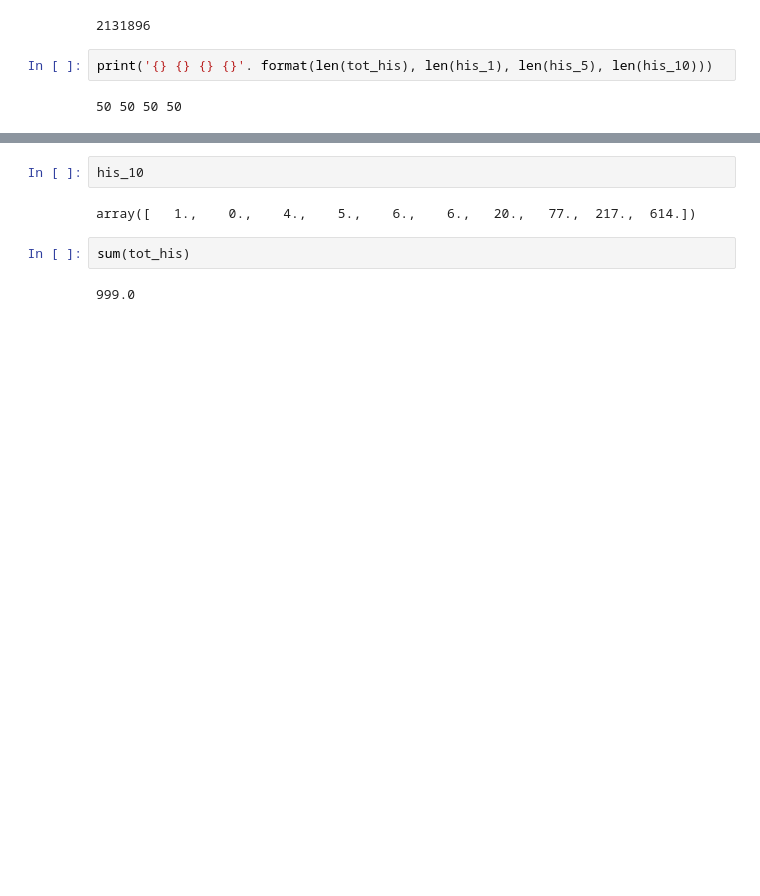
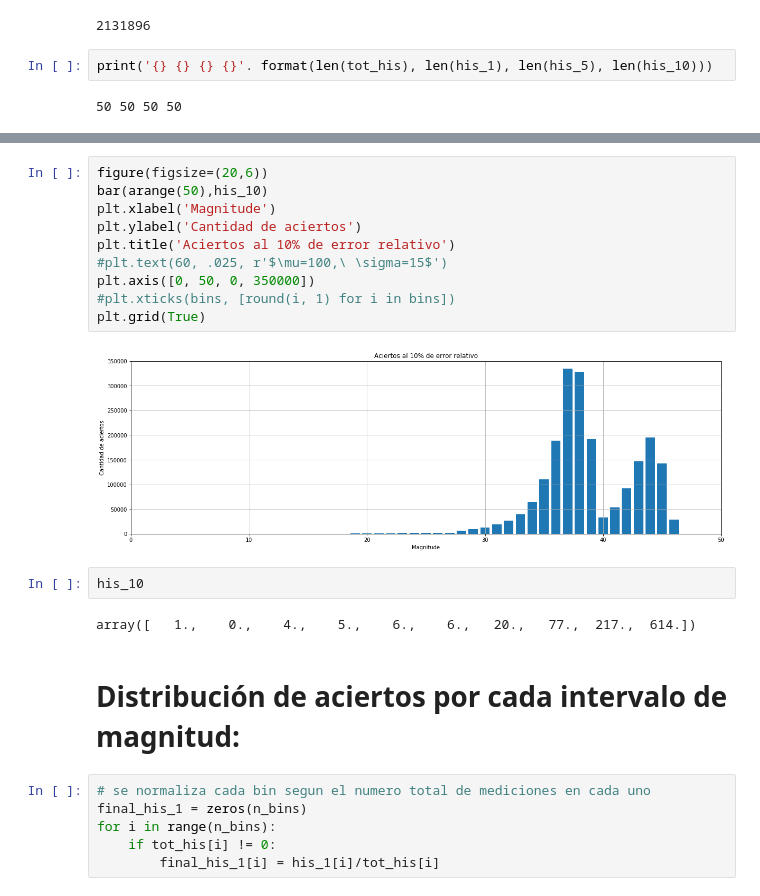
Before and after one commit to sergiolobo26/Monograf-aRedshiftML, a Jupyter notebook: Magnitud_Z.ipynb, the cells around one changed output, grey strips where cells are left out. Cells and saved outputs as stored; diff of their text form; blank space fills up the shorter version.

```diff
--- a/Magnitud_Z.ipynb
+++ b/Magnitud_Z.ipynb
@@ -204,8 +227,24 @@ bar(arange(50),his_10)
+# %%
+figure(figsize=(20,6))
+bar(arange(50),his_10)
+plt.xlabel('Magnitude')
+plt.ylabel('Cantidad de aciertos')
+plt.title('Aciertos al 10% de error relativo')
+#plt.text(60, .025, r'$\mu=100,\ \sigma=15$')
+plt.axis([0, 50, 0, 350000])
+#plt.xticks(bins, [round(i, 1) for i in bins])
+plt.grid(True)
+# %% [output]
+[figure, added]
 # %%
 his_10
 # %% [output]
 array([   1.,    0.,    4.,    5.,    6.,    6.,   20.,   77.,  217.,  614.])
-# %%
-sum(tot_his)
-# %% [output]
-999.0
+# %% [markdown]
+# Distribución de aciertos por cada intervalo de magnitud:
+# %%
+# se normaliza cada bin segun el numero total de mediciones en cada uno
+final_his_1 = zeros(n_bins)
+for i in range(n_bins):
+    if tot_his[i] != 0:
+        final_his_1[i] = his_1[i]/tot_his[i]
```
Also changed, not shown: parts of 25 cells of this notebook.
